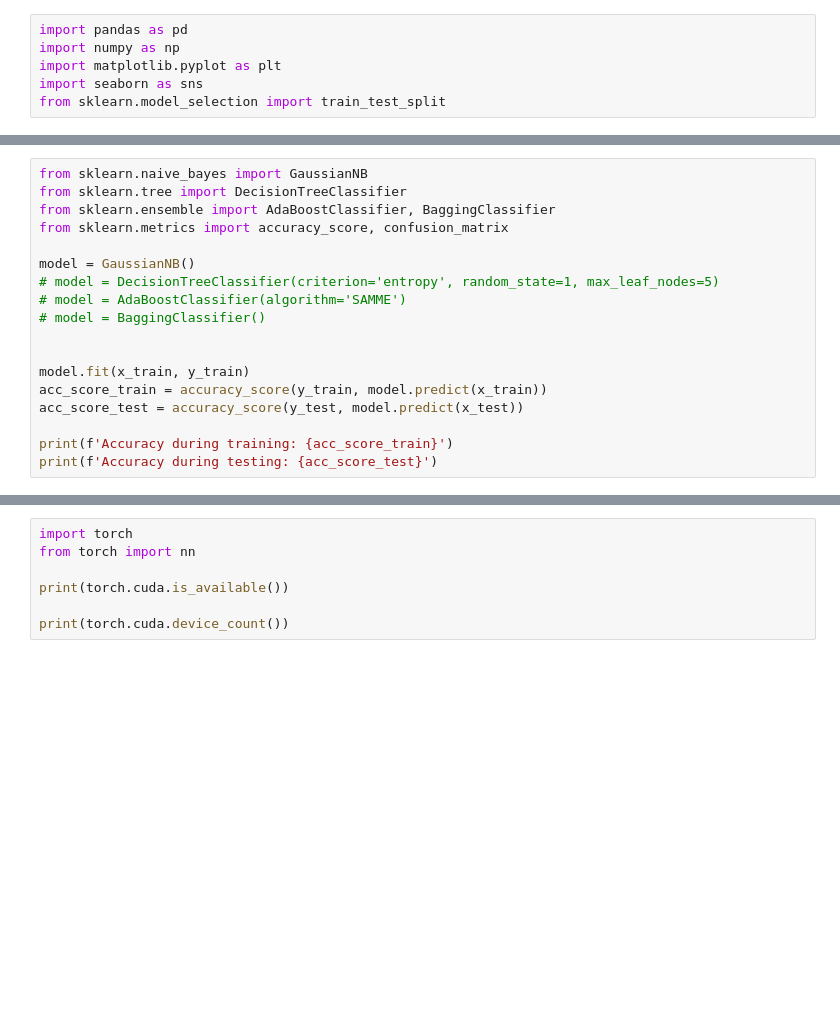
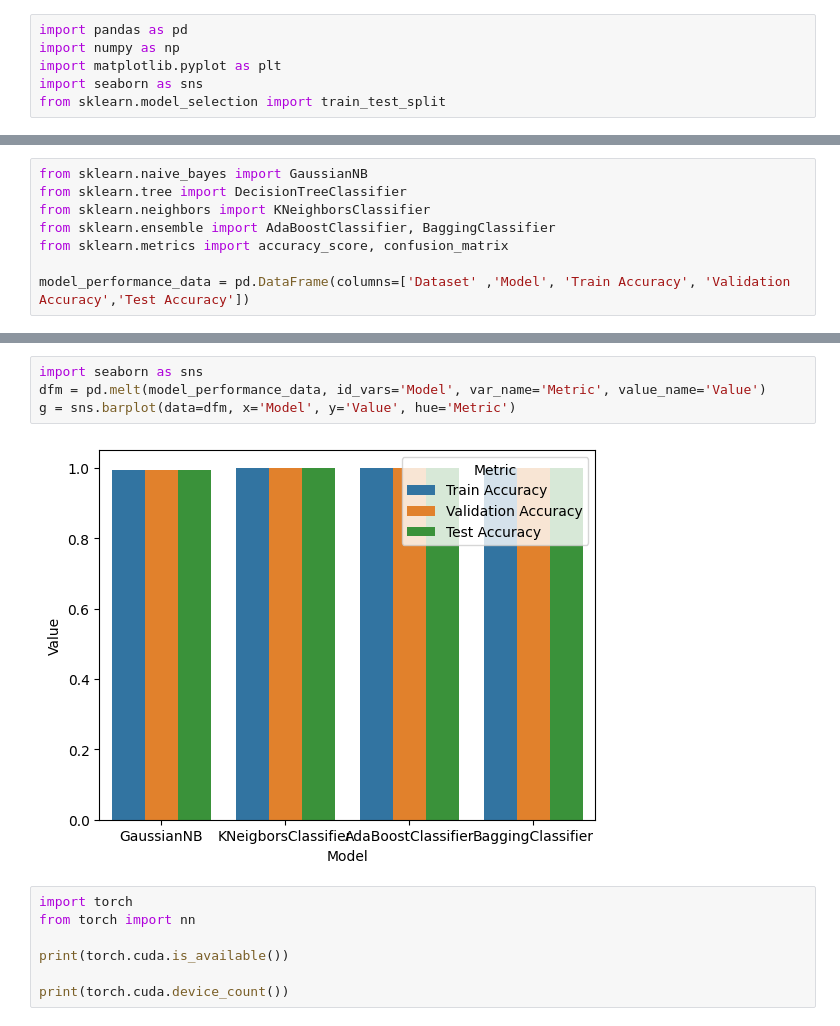
Before and after one commit to Stefan485/Link-prediction-in-social-networks, a Jupyter notebook: model.ipynb, the cells around one changed output, grey strips where cells are left out. Drawn from its saved outputs; the diff is of its cells as text; blank space fills up the shorter version.

Commit message:
Changed model to execute for all datasets and models

```diff
--- a/model.ipynb
+++ b/model.ipynb
@@ -32,18 +23,8 @@ x_train, x_test, y_train, y_test = train_test_split(train_data, label, test_size
 # %%
 from sklearn.naive_bayes import GaussianNB
 from sklearn.tree import DecisionTreeClassifier
+from sklearn.neighbors import KNeighborsClassifier
 from sklearn.ensemble import AdaBoostClassifier, BaggingClassifier
 from sklearn.metrics import accuracy_score, confusion_matrix
 
-model = GaussianNB()
-# model = DecisionTreeClassifier(criterion='entropy', random_state=1, max_leaf_nodes=5)
-# model = AdaBoostClassifier(algorithm='SAMME')
-# model = BaggingClassifier()
-
-
-model.fit(x_train, y_train)
-acc_score_train = accuracy_score(y_train, model.predict(x_train))
-acc_score_test = accuracy_score(y_test, model.predict(x_test))
-
-print(f'Accuracy during training: {acc_score_train}')
-print(f'Accuracy during testing: {acc_score_test}')
+model_performance_data = pd.DataFrame(columns=['Dataset' ,'Model', 'Train Accuracy', 'Validation Accuracy','Test Accuracy'])
@@ -53,3 +62,9 @@ Accuracy during testing: 0.9676098287416233
+# %%
+import seaborn as sns
+dfm = pd.melt(model_performance_data, id_vars='Model', var_name='Metric', value_name='Value')
+g = sns.barplot(data=dfm, x='Model', y='Value', hue='Metric')
+# %% [output]
+[figure, added]
 # %%
 import torch
 from torch import nn
```
Also changed, not shown: parts of 10 cells of this notebook, 1 other file.
